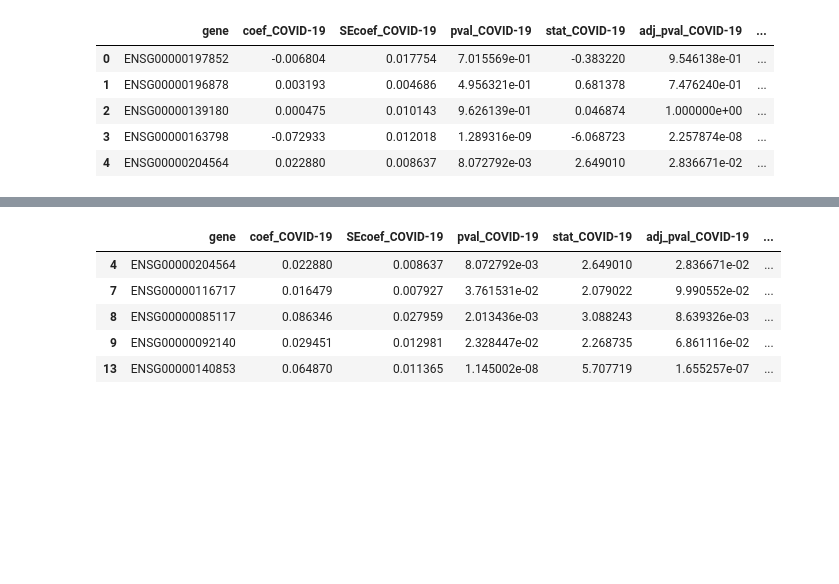
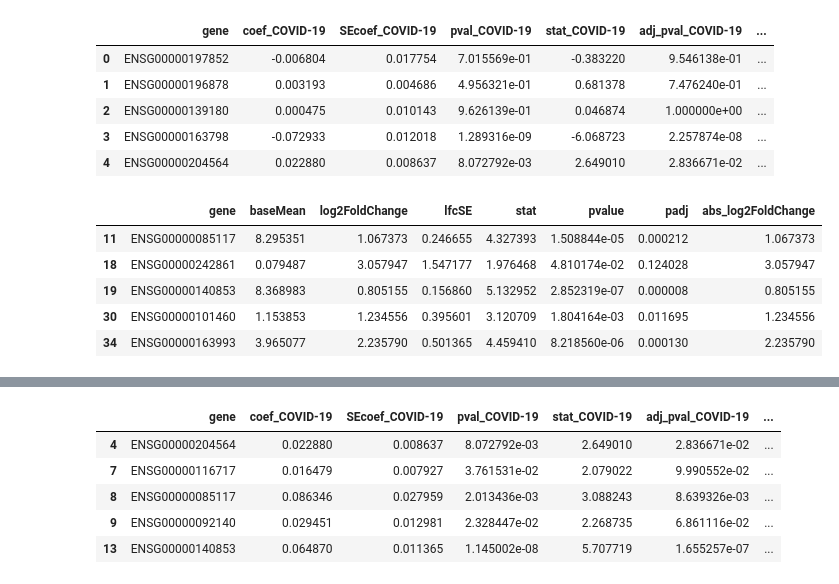
Before and after one commit to infocusp/scaLR, a Jupyter notebook: tutorials/analysis/differential_gene_expression/dge.ipynb, the cells around one changed output, grey strips where cells are left out. Cells and saved outputs as stored; diff of their text form; code cells hidden in the pictures; blank space fills up the shorter version.

```diff
--- a/tutorials/analysis/differential_gene_expression/dge.ipynb
+++ b/tutorials/analysis/differential_gene_expression/dge.ipynb
@@ -388,3 +389,12 @@ coef_threshold = 0
 pbk_up_reg_gene_df = pbk_result_ncm.loc[(pbk_result_ncm['log2FoldChange']>=log2_fc)&(pbk_result_ncm['pvalue']<=p_val)]
 
 pbk_down_reg_gene_df = pbk_result_ncm.loc[(pbk_result_ncm['log2FoldChange']<=(-log2_fc))&(pbk_result_ncm['pvalue']<=p_val)]
+# %%
+pbk_up_reg_gene_df.head()
+# %% [output]
+|  | gene | baseMean | log2FoldChange | lfcSE | stat | pvalue | padj | abs_log2FoldChange |
+| 11 | ENSG00000085117 | 8.295351 | 1.067373 | 0.246655 | 4.327393 | 1.508844e-05 | 0.000212 | 1.067373 |
+| 18 | ENSG00000242861 | 0.079487 | 3.057947 | 1.547177 | 1.976468 | 4.810174e-02 | 0.124028 | 3.057947 |
+| 19 | ENSG00000140853 | 8.368983 | 0.805155 | 0.156860 | 5.132952 | 2.852319e-07 | 0.000008 | 0.805155 |
+| 30 | ENSG00000101460 | 1.153853 | 1.234556 | 0.395601 | 3.120709 | 1.804164e-03 | 0.011695 | 1.234556 |
+| 34 | ENSG00000163993 | 3.965077 | 2.235790 | 0.501365 | 4.459410 | 8.218560e-06 | 0.000130 | 2.235790 |
```
Also changed, not shown: parts of 14 cells of this notebook, 11 other files.
